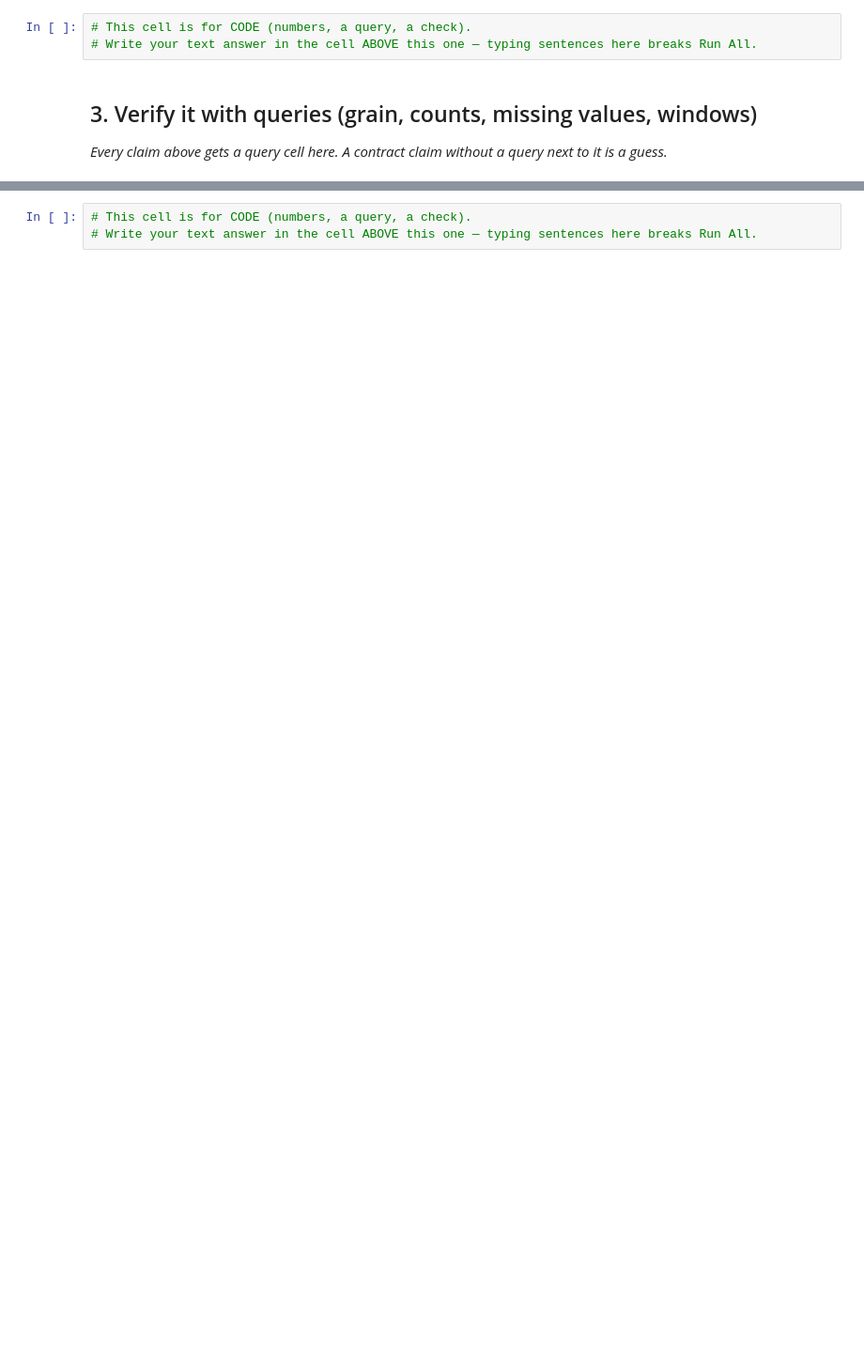
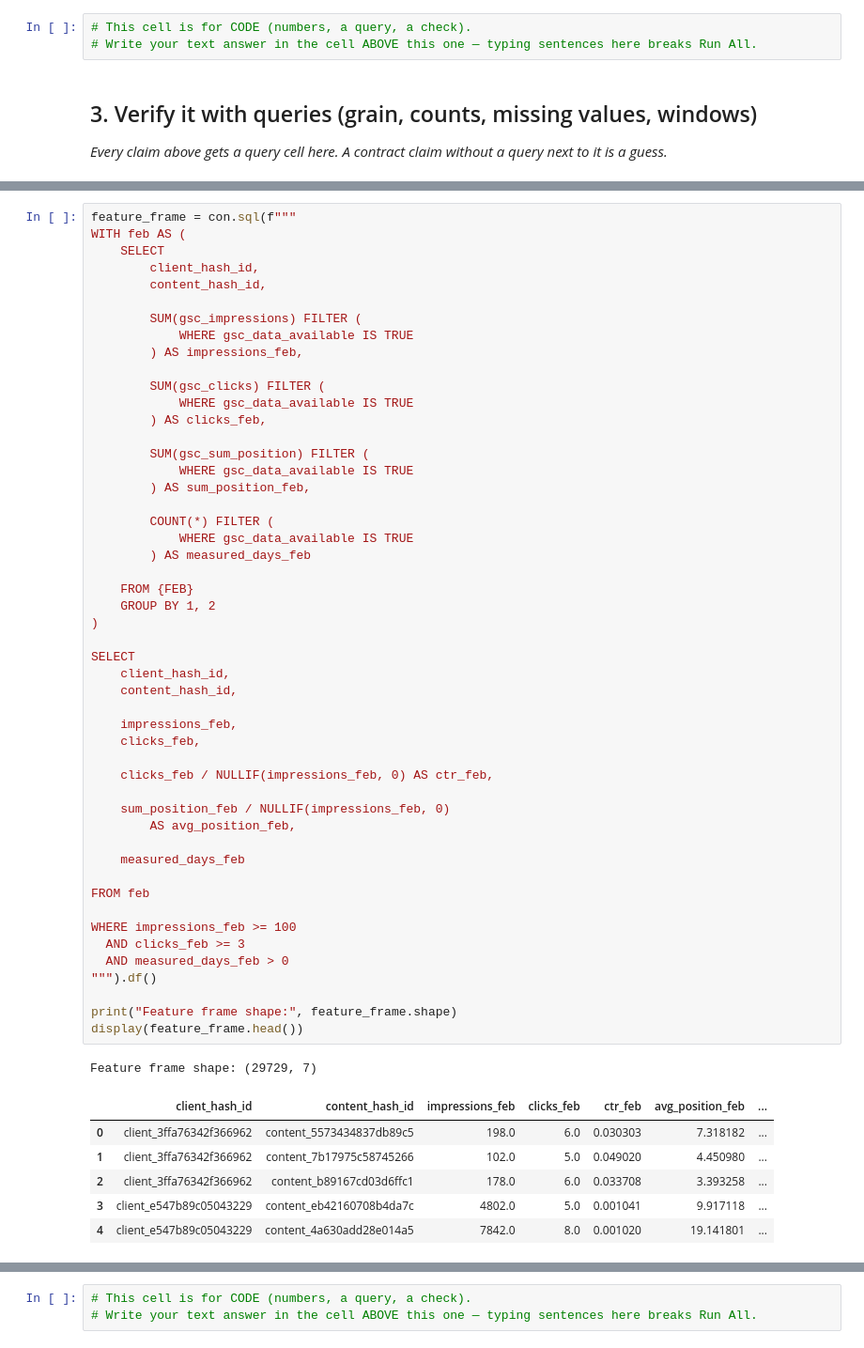
Before and after one commit to arsal626/flyrank-ml-internship, a Jupyter notebook: work/notebooks/w03_data_contract.ipynb, the cells around one changed output, grey strips where cells are left out. Shown at 94% size. Drawn from its saved outputs; the diff is of its cells as text; blank space fills up the shorter version.

```diff
--- a/work/notebooks/w03_data_contract.ipynb
+++ b/work/notebooks/w03_data_contract.ipynb
@@ -26,0 +214,58 @@ This skeleton is yours to fill. Work the sections **in order** — each one has
+# %%
+feature_frame = con.sql(f"""
+WITH feb AS (
+    SELECT
+        client_hash_id,
+        content_hash_id,
+
+        SUM(gsc_impressions) FILTER (
+            WHERE gsc_data_available IS TRUE
+        ) AS impressions_feb,
+
+        SUM(gsc_clicks) FILTER (
+            WHERE gsc_data_available IS TRUE
+        ) AS clicks_feb,
+
+        SUM(gsc_sum_position) FILTER (
+            WHERE gsc_data_available IS TRUE
+        ) AS sum_position_feb,
+
+        COUNT(*) FILTER (
+            WHERE gsc_data_available IS TRUE
+        ) AS measured_days_feb
+
+    FROM {FEB}
+    GROUP BY 1, 2
+)
+
+SELECT
+    client_hash_id,
+    content_hash_id,
+
+    impressions_feb,
+    clicks_feb,
+
+    clicks_feb / NULLIF(impressions_feb, 0) AS ctr_feb,
+
+    sum_position_feb / NULLIF(impressions_feb, 0)
+        AS avg_position_feb,
+
+    measured_days_feb
+
+FROM feb
+
+WHERE impressions_feb >= 100
+  AND clicks_feb >= 3
+  AND measured_days_feb > 0
+""").df()
+
+print("Feature frame shape:", feature_frame.shape)
+display(feature_frame.head())
+# %% [output]
+Feature frame shape: (29729, 7)
+|  | client_hash_id | content_hash_id | impressions_feb | clicks_feb | ctr_feb | avg_position_feb | ... |
+| 0 | client_3ffa76342f366962 | content_5573434837db89c5 | 198.0 | 6.0 | 0.030303 | 7.318182 | ... |
+| 1 | client_3ffa76342f366962 | content_7b17975c58745266 | 102.0 | 5.0 | 0.049020 | 4.450980 | ... |
+| 2 | client_3ffa76342f366962 | content_b89167cd03d6ffc1 | 178.0 | 6.0 | 0.033708 | 3.393258 | ... |
+| 3 | client_e547b89c05043229 | content_eb42160708b4da7c | 4802.0 | 5.0 | 0.001041 | 9.917118 | ... |
+| 4 | client_e547b89c05043229 | content_4a630add28e014a5 | 7842.0 | 8.0 | 0.001020 | 19.141801 | ... |
```
Also changed, not shown: parts of 19 cells of this notebook.
